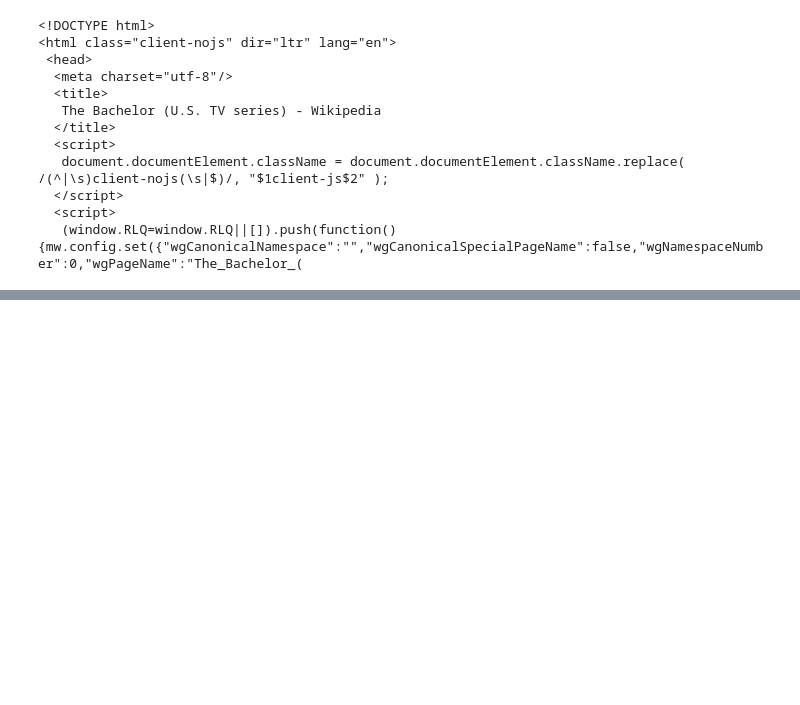
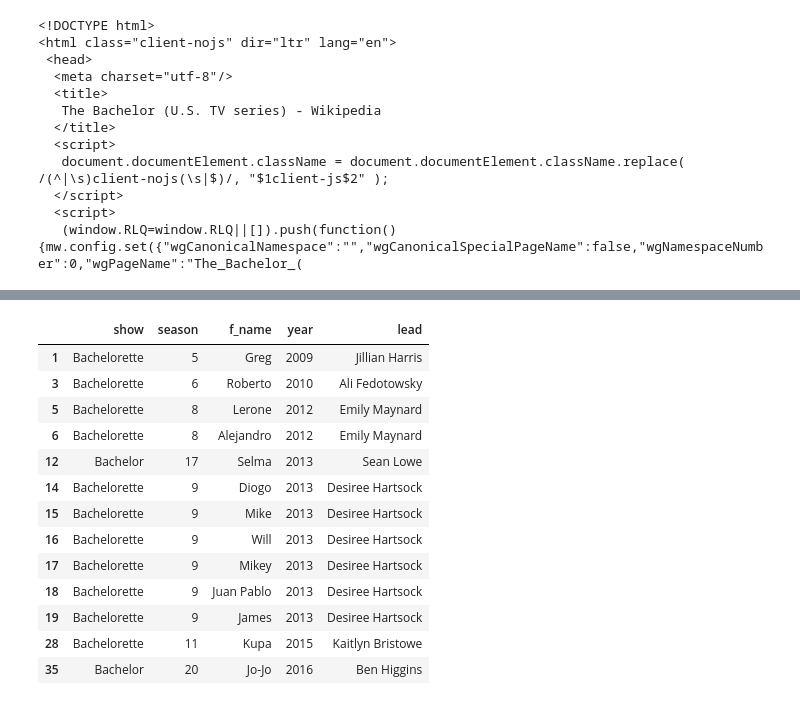
Before and after one commit to angelinahli/bachelorette, a Jupyter notebook: data/scripts/clean_data.ipynb, the cells around one changed output, grey strips where cells are left out. Cells and saved outputs as stored; diff of their text form; code cells hidden in the pictures; blank space fills up the shorter version.

```diff
--- a/data/scripts/clean_data.ipynb
+++ b/data/scripts/clean_data.ipynb
@@ -232,0 +212,3 @@ br_df.head()
+# %%
+df_be = get_data_df(soup_be)
+df_be.head()
@@ -232,0 +222,17 @@ br_df.head()
+# %%
+wikiframes = [df_br, df_be]
+for df in wikiframes:
+    df["show"] = "Bachelorette" if "Bachelorette" in df.columns else "Bachelor"
+    df.columns = ["season", "lead", "num_contestants", "original_run",
+                  "proposal", "notes", "runner_up", "still_together",
+                  "winner", "show"]
+
+    clean_fn = lambda x: re.sub("\[\d+\]", "", x) # remove footnotes
+    get_year = lambda row: int(clean_fn(row["original_run"].split()[-1]))
+    clean_lead = lambda row: re.sub("[^a-zA-Z0-9\s]+", "", clean_fn(row["lead"]))
+
+    df["year"] = df.apply(get_year, axis=1)
+    df["lead"] = df.apply(clean_lead, axis=1)
+
+df_wiki = pd.concat(wikiframes)
+df_wiki.head()
@@ -232,0 +265,4 @@ br_df.head()
+# %%
+# merge on Karen x data
+df_kx_merged = pd.merge(df_kx, df_wiki, how="left", on=["year", "lead"])
+df_kx_merged.head()
@@ -232,0 +276,4 @@ br_df.head()
+# %%
+# merge karen x data with 538 data
+df_kx_538 = pd.merge(df_kx_merged, df_538, how="left", on=["f_name", "season", "show"])
+df_kx_538.head()
@@ -232,0 +288,19 @@ br_df.head()
+# %%
+# check if the merge happened properly
+df_kx_missing = df_kx_538[df_kx_538.cid.isnull()]
+df_kx_missing[["show", "season", "f_name", "year", "lead"]]
+# %% [output]
+|  | show | season | f_name | year | lead |
+| 1 | Bachelorette | 5 | Greg | 2009 | Jillian Harris |
+| 3 | Bachelorette | 6 | Roberto | 2010 | Ali Fedotowsky |
+| 5 | Bachelorette | 8 | Lerone | 2012 | Emily Maynard |
+| 6 | Bachelorette | 8 | Alejandro | 2012 | Emily Maynard |
+| 12 | Bachelor | 17 | Selma | 2013 | Sean Lowe |
+| 14 | Bachelorette | 9 | Diogo | 2013 | Desiree Hartsock |
+| 15 | Bachelorette | 9 | Mike | 2013 | Desiree Hartsock |
+| 16 | Bachelorette | 9 | Will | 2013 | Desiree Hartsock |
+| 17 | Bachelorette | 9 | Mikey | 2013 | Desiree Hartsock |
+| 18 | Bachelorette | 9 | Juan Pablo | 2013 | Desiree Hartsock |
+| 19 | Bachelorette | 9 | James | 2013 | Desiree Hartsock |
+| 28 | Bachelorette | 11 | Kupa | 2015 | Kaitlyn Bristowe |
+| 35 | Bachelor | 20 | Jo-Jo | 2016 | Ben Higgins |
```
Also changed, not shown: parts of 18 cells of this notebook.
